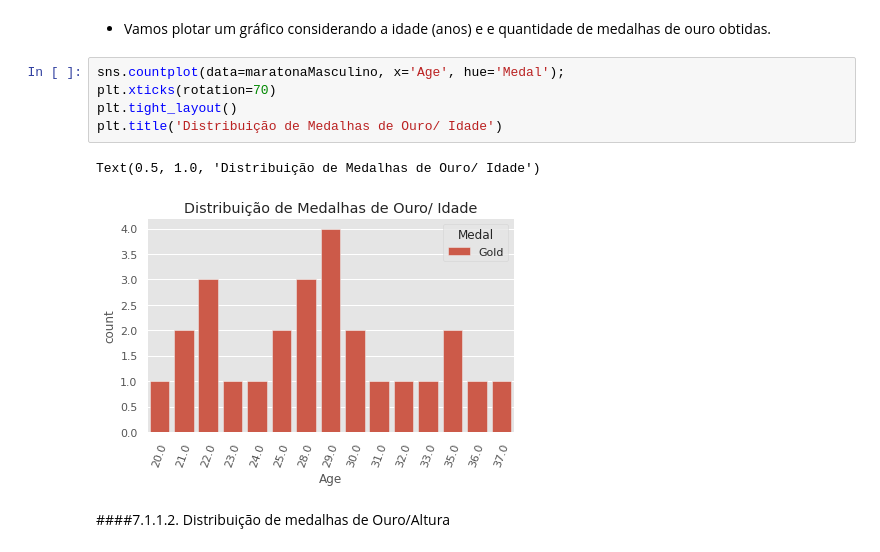
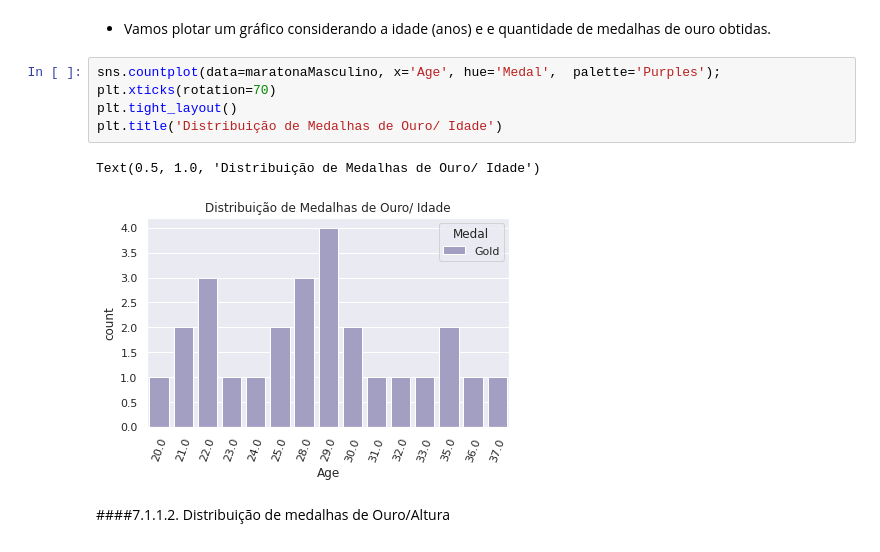
Before and after one commit to MSClaus/Olimpiadas_Analise, a Jupyter notebook: Jogos_Olimpicos.ipynb, the cells around one changed output. Saved outputs shown, nothing was run; the diff lists cells and outputs as text.

```diff
--- a/Jogos_Olimpicos.ipynb
+++ b/Jogos_Olimpicos.ipynb
@@ -226,13 +227,13 @@ maratonaMasculino = maratonaMasculino[np.isfinite(maratonaMasculino['Weight'])]
 # %% [markdown]
 - Vamos plotar um gráfico considerando a idade (anos) e e quantidade de medalhas de ouro obtidas.
 # %%
-sns.countplot(data=maratonaMasculino, x='Age', hue='Medal');
+sns.countplot(data=maratonaMasculino, x='Age', hue='Medal',  palette='Purples');
 plt.xticks(rotation=70)
 plt.tight_layout()
 plt.title('Distribuição de Medalhas de Ouro/ Idade')
 # %% [output]
 Text(0.5, 1.0, 'Distribuição de Medalhas de Ouro/ Idade')
-[figure, old version]
+[figure, new version]
 # %% [markdown]
 ####7.1.1.2. Distribuição de medalhas de Ouro/Altura
 # %% [markdown]
```
Also changed, not shown: parts of 9 cells of this notebook.
